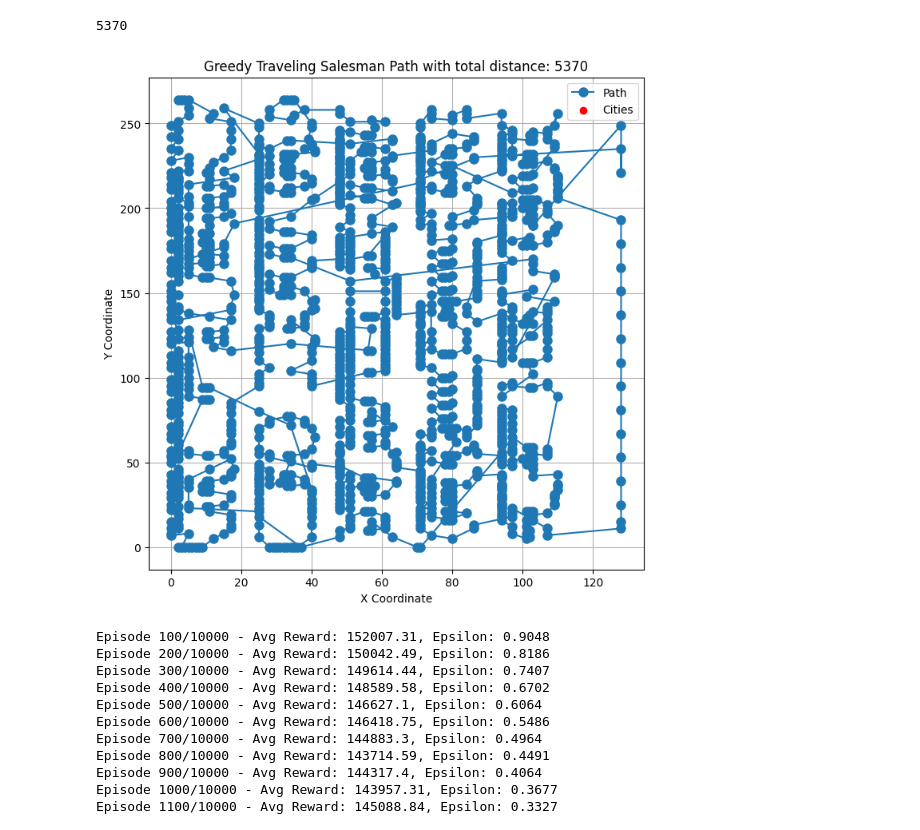
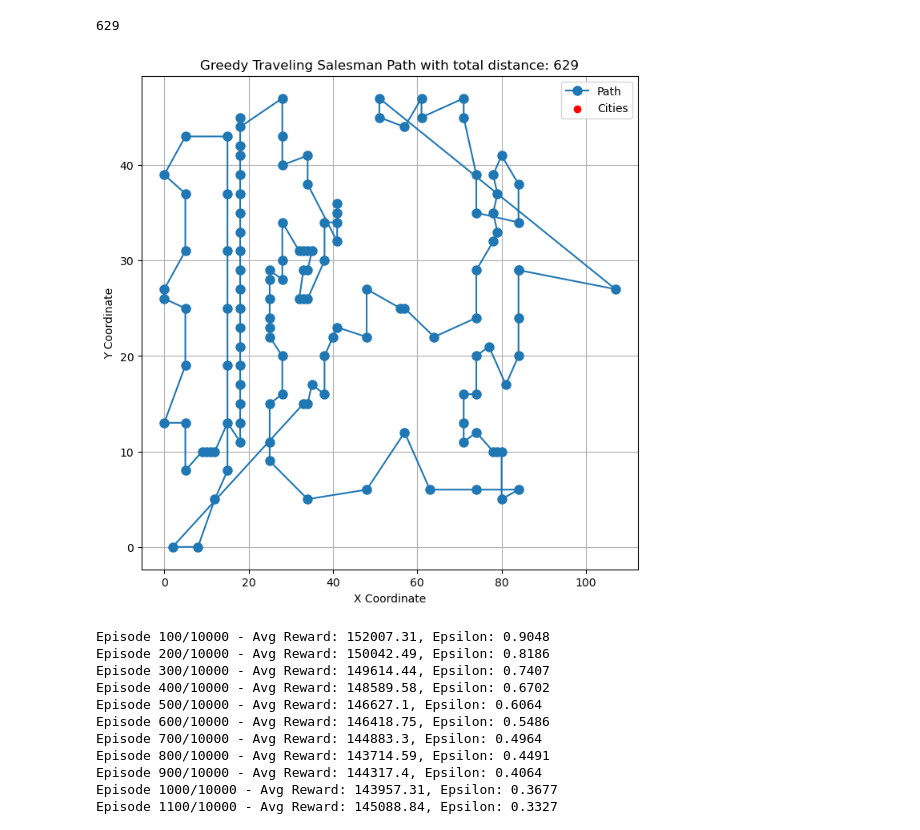
Before and after one commit to a280558071/TSP_QLearning, a Jupyter notebook: TSP.ipynb, the cells around one changed output. Saved outputs shown, nothing was run; the diff lists cells and outputs as text; code cells hidden in the pictures.

```diff
--- a/TSP.ipynb
+++ b/TSP.ipynb
@@ -1,16 +1,16 @@
 # %%
 import numpy as np
 
 from Greedy import greedy_tsp_from_tsplib, plot_path
 from QLearningAgent import QLearningAgent
 from TSPenv import TSPEnv
 
-problem, start_path, total_distance = greedy_tsp_from_tsplib('icw1483.tsp')
+problem, start_path, total_distance = greedy_tsp_from_tsplib('xqf131.tsp')
 print(total_distance)
 plot_path(start_path, problem.node_coords, total_distance)
 # %% [output]
-5370
+629
-[figure, old version]
+[figure, new version]
 # %%
 train_env = TSPEnv(problem)
 train_env.reset()
```
